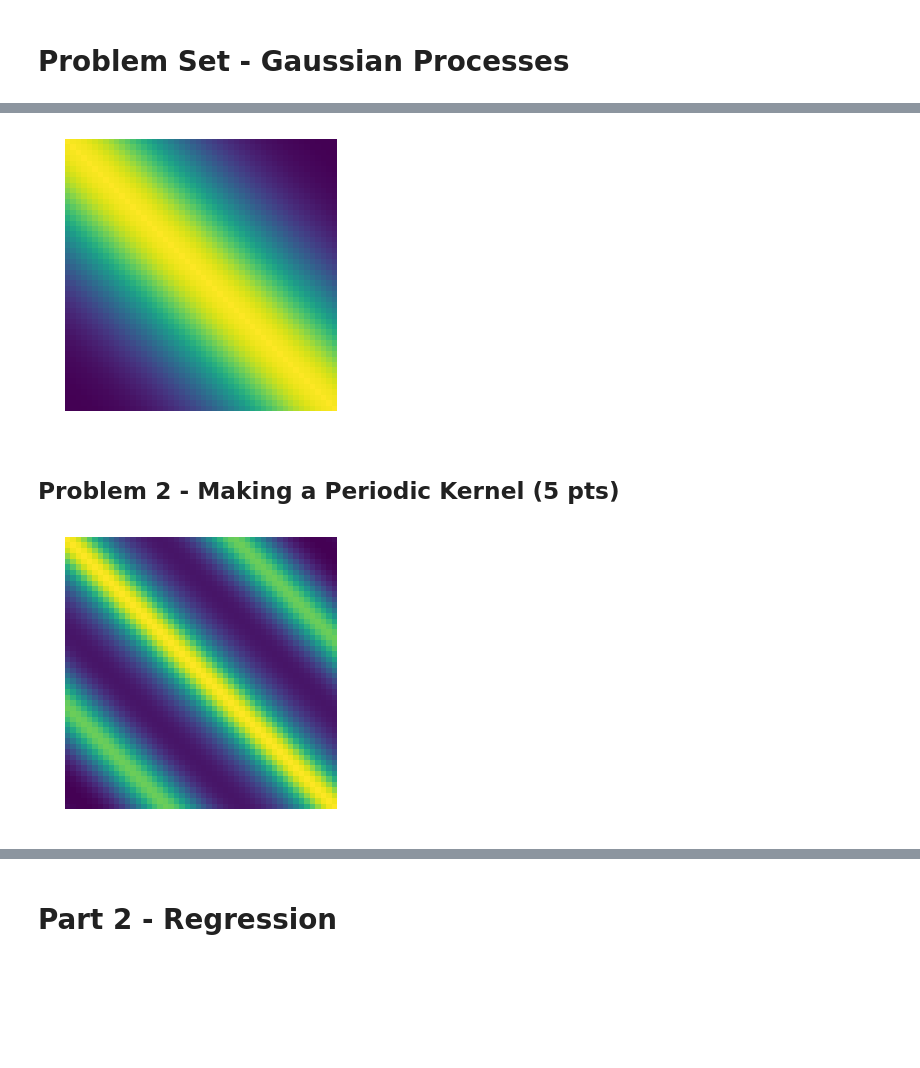
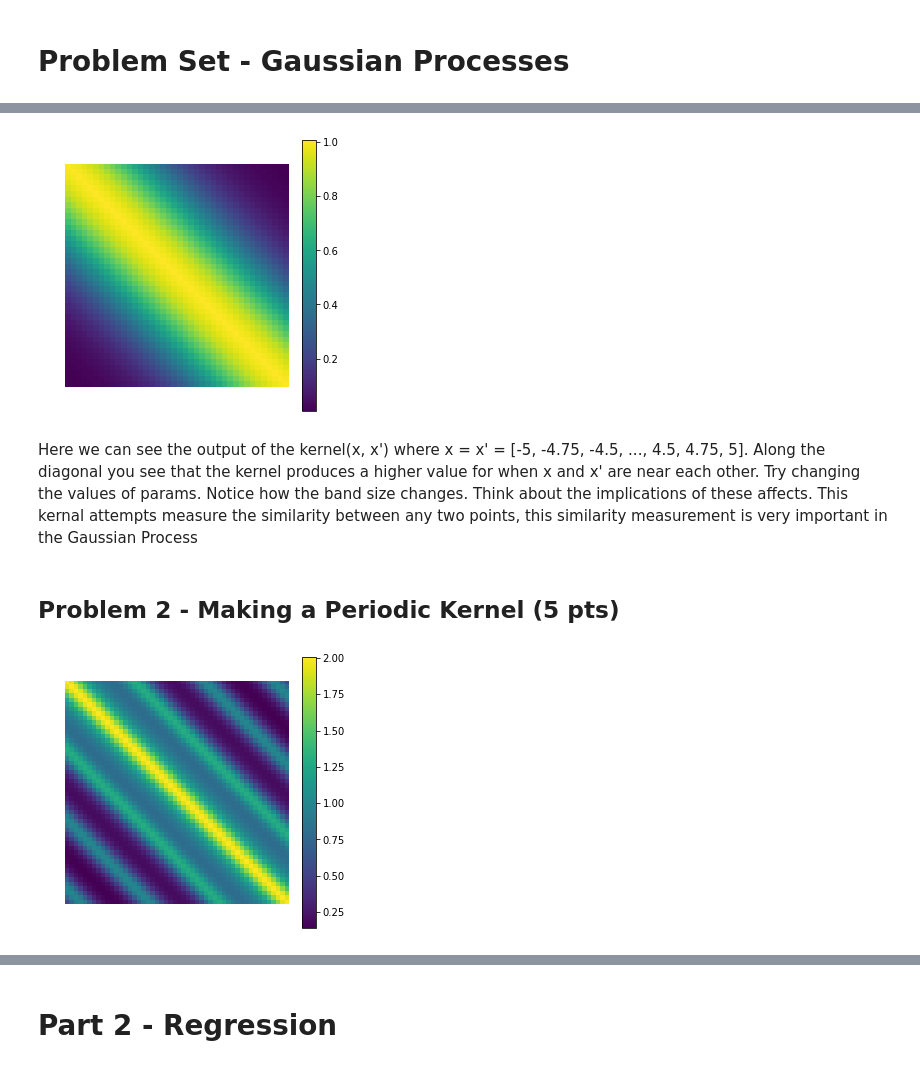
Before and after one commit to Keyrat06/Gaussian_Processes, a Jupyter notebook: P-Set/Gaussian PSet.ipynb, the cells around one changed output, grey strips where cells are left out. Drawn from its saved outputs; the diff is of its cells as text; code cells hidden in the pictures; blank space fills up the shorter version.

```diff
--- a/P-Set/Gaussian PSet.ipynb
+++ b/P-Set/Gaussian PSet.ipynb
@@ -40,29 +65,40 @@ def kernel(x0, x1, params, sigma_n):
 reload(test)
 test.test_simple_kernel(kernel)
 # %%
-x = np.linspace(-5, 5, 50)
+x = np.arange(-5, 5, 0.25)
 sigma_n = 0.1
 params = [1, 3]
 K = kernel(x, x, params, sigma_n)
 util.visiualize_kernel(K)
 # %% [output]
-[figure, old version]
+[figure, new version]
+# %% [markdown]
+Here we can see the output of the kernel(x, x') where x = x' = [-5, -4.75, -4.5, ..., 4.5, 4.75, 5].
+Along the diagonal you see that the kernel produces a higher value for when x and x' are near each other. Try changing the values of params. Notice how the band size changes. Think about the implications of these affects. This kernal attempts measure the similarity between any two points, this similarity measurement is very important in the Gaussian Process
 # %% [markdown]
 ## Problem 2 - Making a Periodic Kernel (5 pts)
 # %%
 def periodic_kernel(x0, x1, params, sigma_n):
-    diff = np.subtract.outer(x0, x1)
-    value = params[0]**2 * np.exp( -0.5 * (1.0/params[1]**2) * diff**2)
-    value += params[2]**2 * np.exp(-2 * np.sin(params[3]*diff)**2)
-    value[np.where(diff == 0.0)] += sigma_n**2
+    """
+    Runs the Periodic kernal described above
+    :param x0: numpy array with values of x
+    :param x1: numpy array with values of x'
+    :param params: [float simga_f1, float l, float simga_f1, float nu]
+    :param sigma_n: float sigma_n
+    :return: np.array of periodic_kernel described above
+    """
+    diff = np.subtract.outer(x0, x1) # USE THIS FOR CALCULATING (x-x') #+
+    value = params[0]**2 * np.exp( -0.5 * (1.0/params[1]**2) * diff**2) #-
+    value += params[2]**2 * np.exp(-2 * np.sin(params[3]*diff)**2) #-
+    value[np.where(diff == 0.0)] += sigma_n**2 #-
     return value
 # %%
 test.test_periodic_kernel(periodic_kernel)
 # %%
 x = np.linspace(-5, 5, 50)
 sigma_n = 0.1
-params = [1, 2, 2, 0.5]
+params = [1, 2, 1, 1]
 K = periodic_kernel(x, x, params, sigma_n)
 util.visiualize_kernel(K)
 # %% [output]
-[figure, old version]
+[figure, new version]
```
Also changed, not shown: parts of 18 cells of this notebook, 3 other files.
